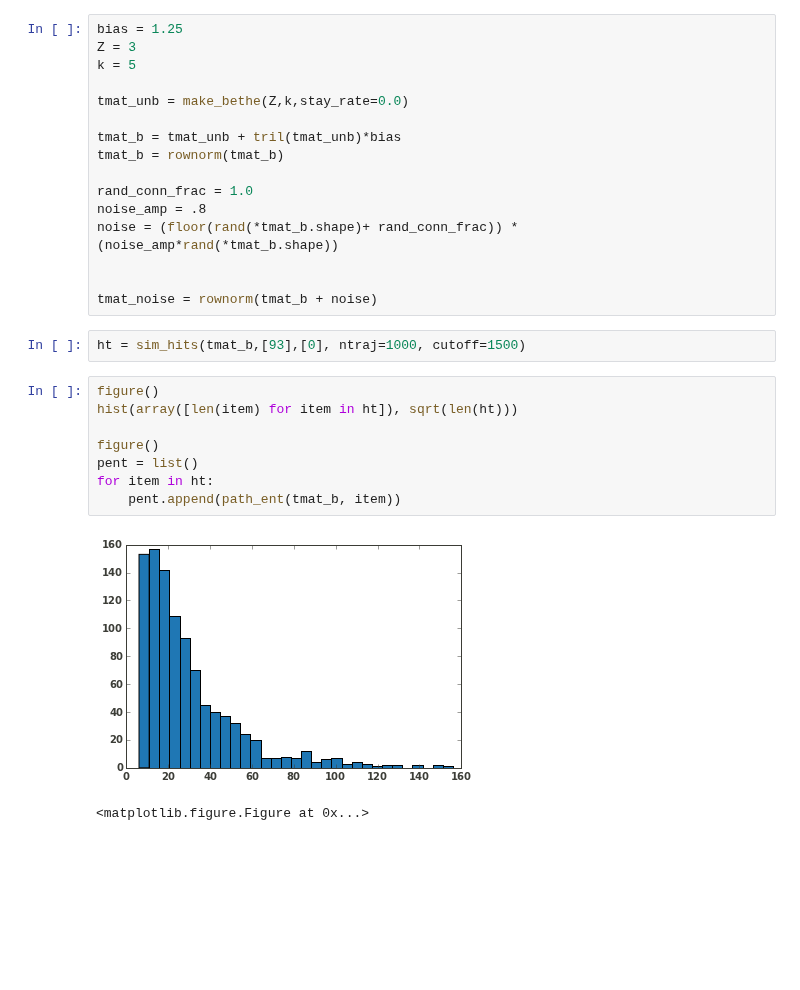
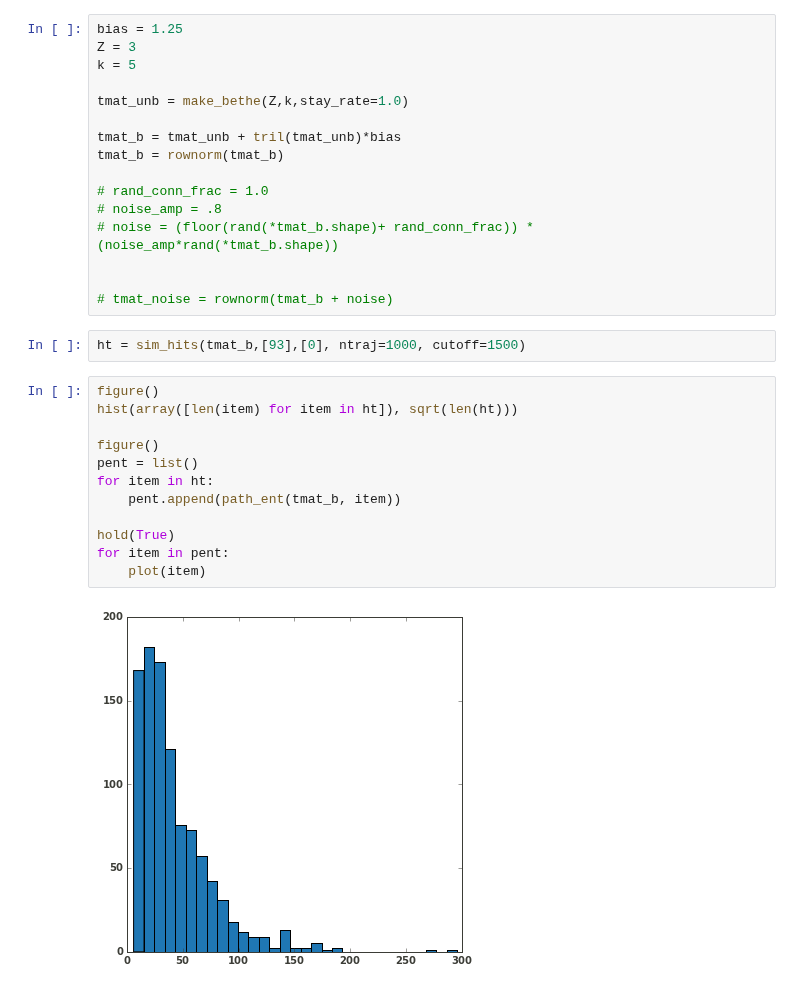
Before and after one commit to williamgilpin/netsim, a Jupyter notebook: simple_models.ipynb, the cells around one changed output. Drawn from its saved outputs; the diff is of its cells as text; blank space fills up the shorter version.

```diff
--- a/simple_models.ipynb
+++ b/simple_models.ipynb
@@ -676,27 +514,30 @@ bias = 1.25
 Z = 3
 k = 5
 
-tmat_unb = make_bethe(Z,k,stay_rate=0.0)
+tmat_unb = make_bethe(Z,k,stay_rate=1.0)
 
 tmat_b = tmat_unb + tril(tmat_unb)*bias
 tmat_b = rownorm(tmat_b)
 
-rand_conn_frac = 1.0
-noise_amp = .8
-noise = (floor(rand(*tmat_b.shape)+ rand_conn_frac)) * (noise_amp*rand(*tmat_b.shape))
+# rand_conn_frac = 1.0
+# noise_amp = .8
+# noise = (floor(rand(*tmat_b.shape)+ rand_conn_frac)) * (noise_amp*rand(*tmat_b.shape))
 
 
-tmat_noise = rownorm(tmat_b + noise)
+# tmat_noise = rownorm(tmat_b + noise)
 # %%
 ht = sim_hits(tmat_b,[93],[0], ntraj=1000, cutoff=1500)
 # %%
 figure()
 hist(array([len(item) for item in ht]), sqrt(len(ht)))
 
 figure()
 pent = list()
 for item in ht:
     pent.append(path_ent(tmat_b, item))
+
+hold(True)
+for item in pent:
+    plot(item)
 # %% [output]
-[figure, old version]
+[figure, new version]
-<matplotlib.figure.Figure at 0x...>
```
Also changed, not shown: parts of 15 cells of this notebook, 1 other file.
